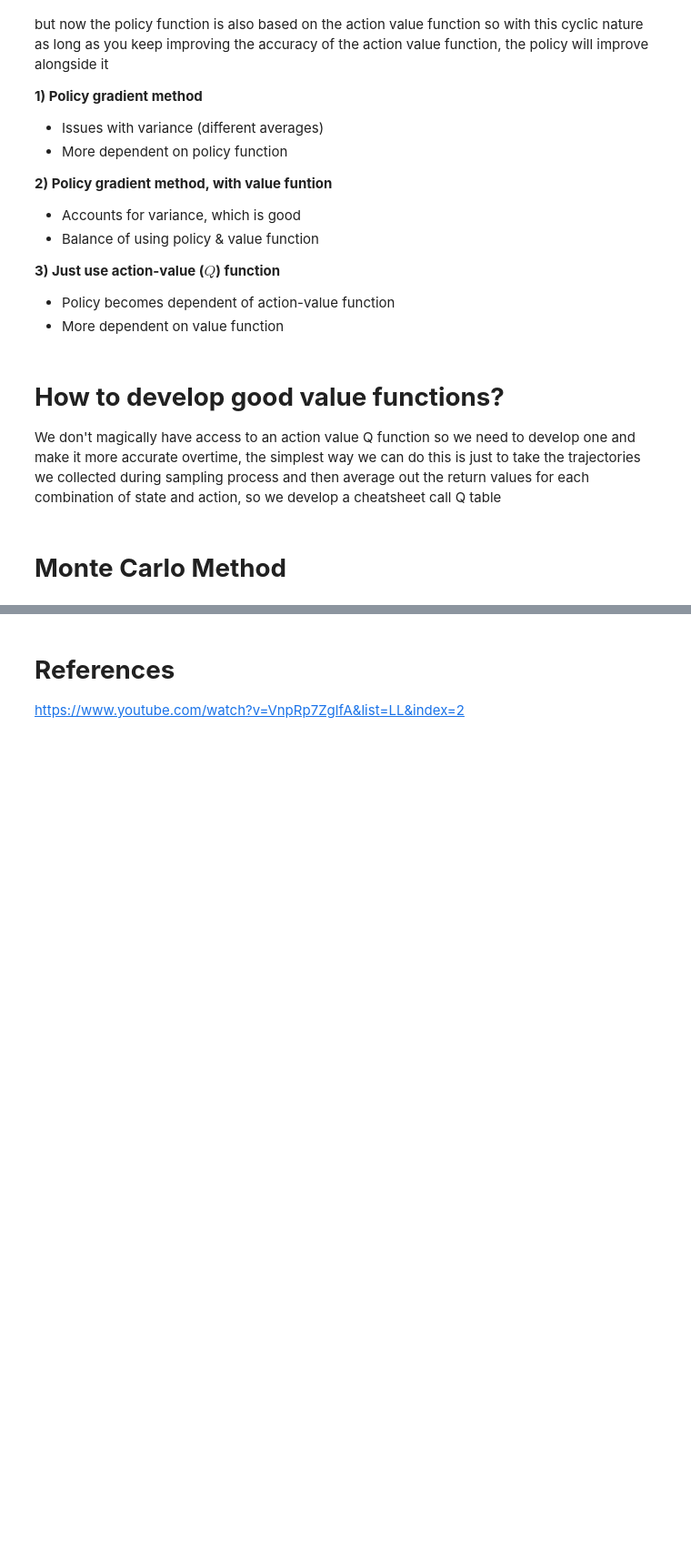
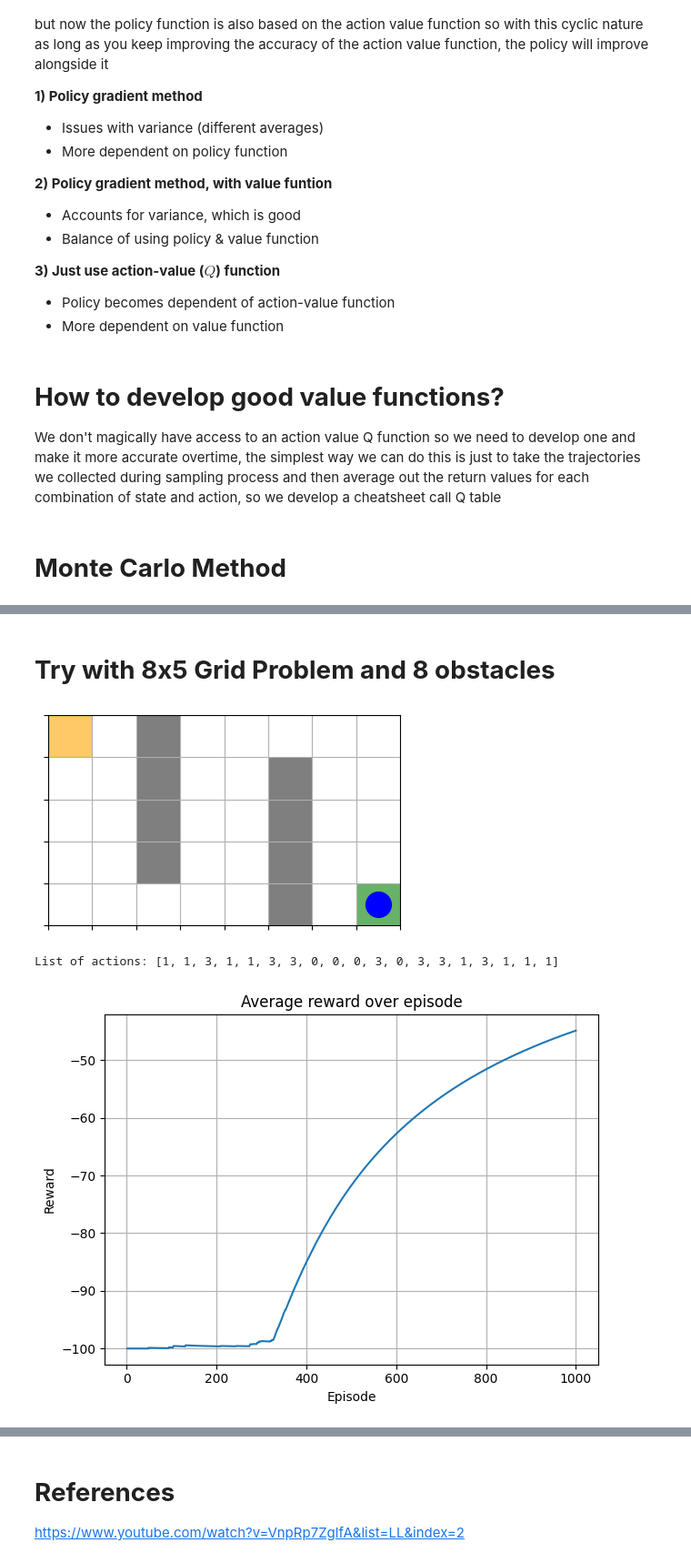
Before and after one commit to jun0se7envnx/BasicRL, a Jupyter notebook: RL_Notebook.ipynb, the cells around one changed output, grey strips where cells are left out. Shown at 91% size. Drawn from its saved outputs; the diff is of its cells as text; code cells hidden in the pictures; blank space fills up the shorter version.

```diff
--- a/RL_Notebook.ipynb
+++ b/RL_Notebook.ipynb
@@ -247,0 +266,68 @@ print(rewards)
+# %% [markdown]
+# **Try with 8x5 Grid Problem and 8 obstacles**
+# %%
+# --- Demo run ---
+env = MiniGridWorld(start = Pos(0,0), goal = Pos(7,4), max_steps = 100, width = 8, height = 5, obstacles = [Pos(2, 0), Pos(2, 1), Pos(2, 2), Pos(2, 3), Pos(5, 1), Pos(5, 2), Pos(5, 3), Pos(5, 4)])
+
+episodes = 1000
+Q_table = np.zeros((env.WIDTH, env.HEIGHT, len(env.ACTIONS)))
+epsilon = 0.9
+gamma = 0.8
+lr = 0.1
+
+reward_ovt = []
+reward_arr = []
+
+pbar = tqdm(range(episodes))
+
+for episode in pbar:
+    trajectory = []
+    done = False
+    if episode % 5 == 0:
+        epsilon = max(0, epsilon - 0.01)
+    state = env.reset()
+    state = env.start
+    rewards = 0
+    while not done:
+        action = epsilon_greedy(Q_table, state, epsilon)
+        next_state, reward, done, _ = env.step(action)
+        trajectory.append((state, action, reward))
+        rewards += reward
+        state = next_state
+    G_t = 0
+    for s, a, r in reversed(trajectory):
+        G_t = r + gamma * G_t
+        x, y = s.x, s.y
+        Q_table[(x, y)][a] = Q_table[(x, y)][a] + (G_t - Q_table[(x, y)][a]) * lr
+    reward_arr.append(rewards)
+    reward_ovt.append(np.average(reward_arr))
+
+    pbar.set_description(f"Episode {episode + 1}/{episodes} | Reward: {np.average(reward_arr):.2f} | "
+          f"Epsilon: {epsilon:.3f}")
+
+done = False
+_ = env.reset()
+env.render_matplotlib()
+state = env.start
+actions = []
+while not done:
+    action = np.argmax(Q_table[state.x, state.y])
+    state, reward, done, _ = env.step(action)
+    env.render_matplotlib()
+    actions.append(action)
+
+print("List of actions:", actions)
+
+plt.figure()
+plt.plot(np.arange(1, episodes + 1), np.array(reward_ovt), linewidth=1.5)
+plt.xlabel("Episode")
+plt.ylabel("Reward")
+plt.title("Average reward over episode")
+plt.grid(True)
+plt.tight_layout()
+plt.show()
+# print(reward_ovt)
+# %% [output]
+[figure, added]
+List of actions: [1, 1, 3, 1, 1, 3, 3, 0, 0, 0, 3, 0, 3, 3, 1, 3, 1, 1, 1]
+[figure, added]
```
Also changed, not shown: parts of 42 cells of this notebook, 1 other file.
